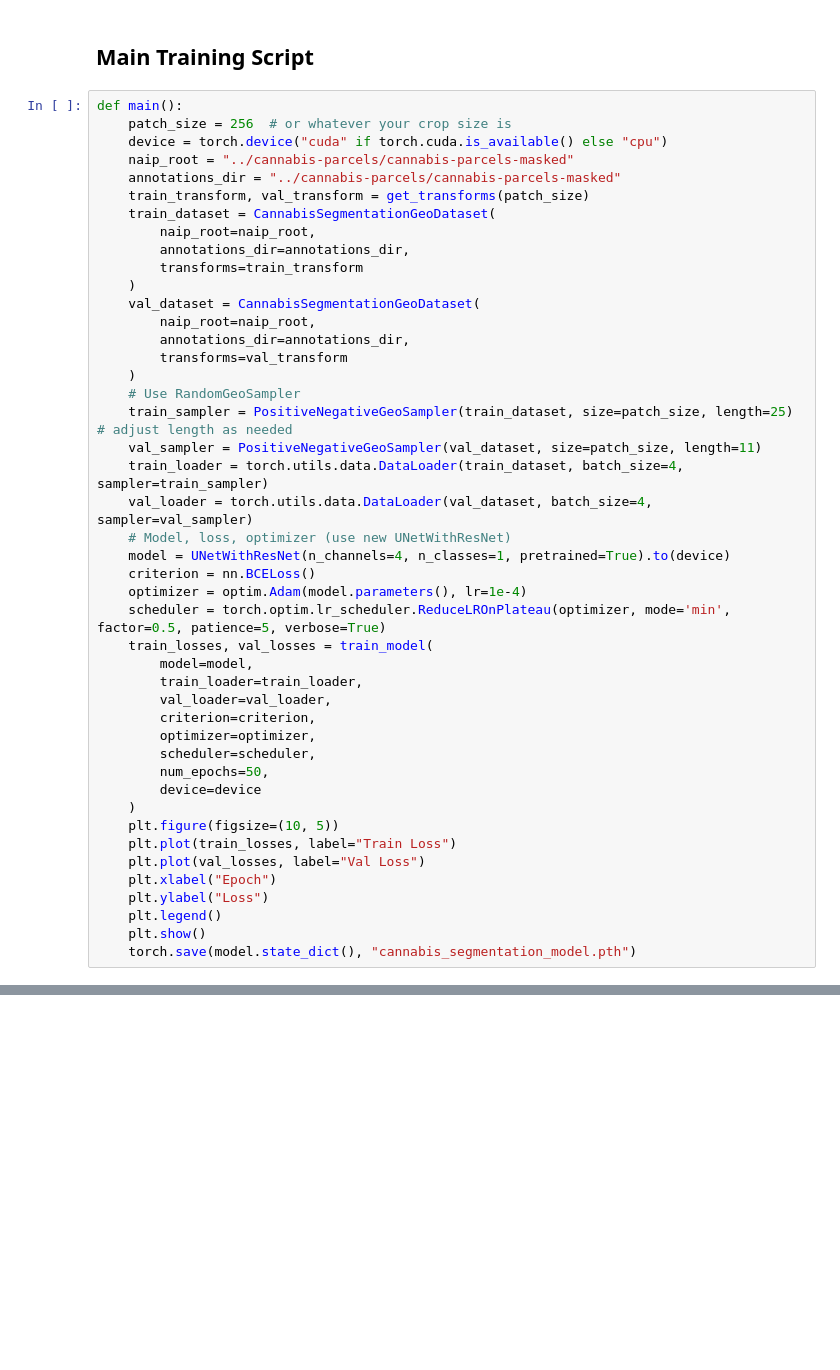
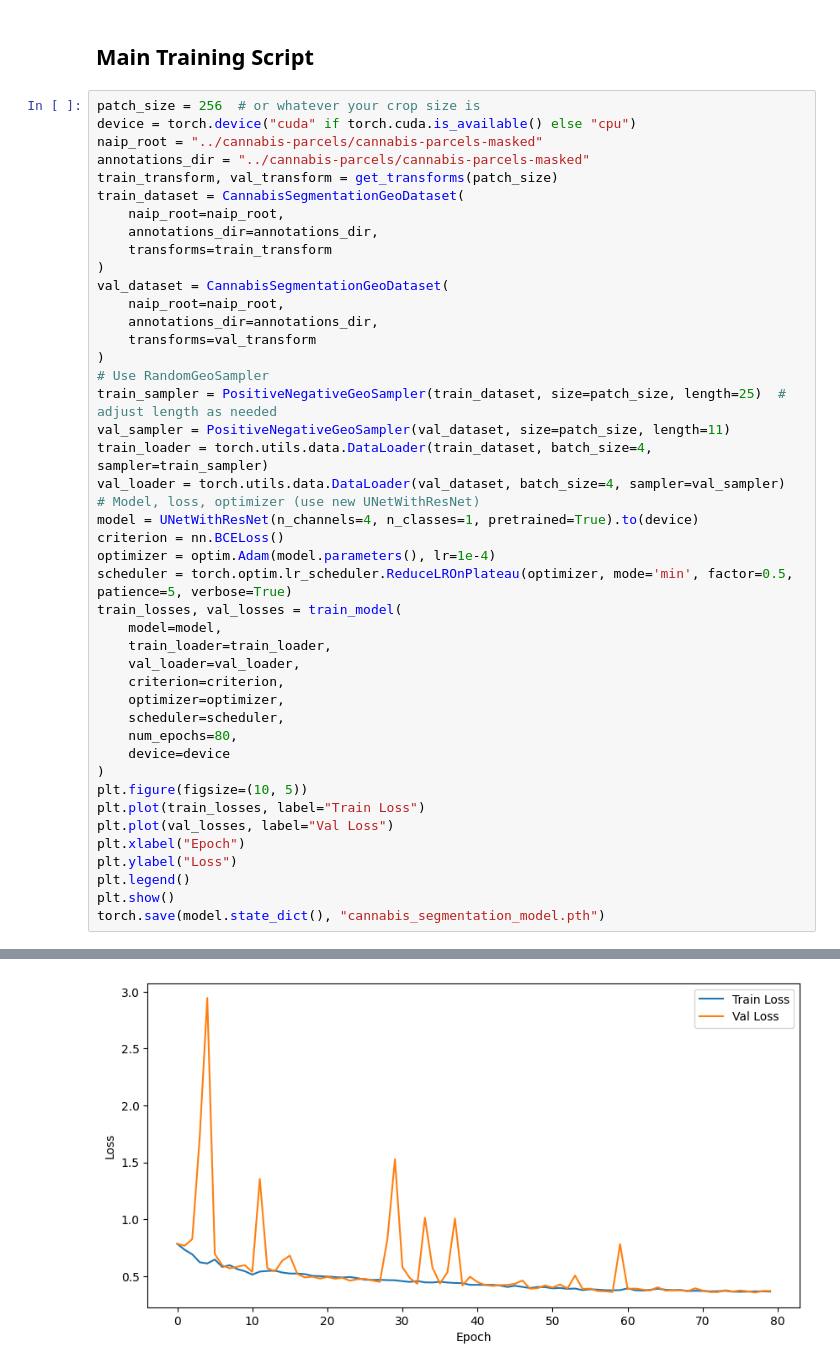
Before and after one commit to wxmiked/cannabis-deforestation, a Jupyter notebook: notebooks/cannabis-segmentation-torchgeo.ipynb, the cells around one changed output, grey strips where cells are left out. Drawn from its saved outputs; the diff is of its cells as text; blank space fills up the shorter version.

```diff
--- a/notebooks/cannabis-segmentation-torchgeo.ipynb
+++ b/notebooks/cannabis-segmentation-torchgeo.ipynb
@@ -589,47 +596,47 @@ def train_model(
 # %% [markdown]
 ## Main Training Script
 # %%
-def main():
-    patch_size = 256  # or whatever your crop size is
-    device = torch.device("cuda" if torch.cuda.is_available() else "cpu")
-    naip_root = "../cannabis-parcels/cannabis-parcels-masked"
-    annotations_dir = "../cannabis-parcels/cannabis-parcels-masked"
-    train_transform, val_transform = get_transforms(patch_size)
-    train_dataset = CannabisSegmentationGeoDataset(
-        naip_root=naip_root,
-        annotations_dir=annotations_dir,
-        transforms=train_transform
-    )
-    val_dataset = CannabisSegmentationGeoDataset(
-        naip_root=naip_root,
-        annotations_dir=annotations_dir,
-        transforms=val_transform
-    )
-    # Use RandomGeoSampler
-    train_sampler = PositiveNegativeGeoSampler(train_dataset, size=patch_size, length=25)  # adjust length as needed
-    val_sampler = PositiveNegativeGeoSampler(val_dataset, size=patch_size, length=11)
-    train_loader = torch.utils.data.DataLoader(train_dataset, batch_size=4, sampler=train_sampler)
-    val_loader = torch.utils.data.DataLoader(val_dataset, batch_size=4, sampler=val_sampler)
-    # Model, loss, optimizer (use new UNetWithResNet)
-    model = UNetWithResNet(n_channels=4, n_classes=1, pretrained=True).to(device)
-    criterion = nn.BCELoss()
-    optimizer = optim.Adam(model.parameters(), lr=1e-4)
-    scheduler = torch.optim.lr_scheduler.ReduceLROnPlateau(optimizer, mode='min', factor=0.5, patience=5, verbose=True)
-    train_losses, val_losses = train_model(
-        model=model,
-        train_loader=train_loader,
-        val_loader=val_loader,
-        criterion=criterion,
-        optimizer=optimizer,
-        scheduler=scheduler,
-        num_epochs=50,
-        device=device
-    )
-    plt.figure(figsize=(10, 5))
-    plt.plot(train_losses, label="Train Loss")
-    plt.plot(val_losses, label="Val Loss")
-    plt.xlabel("Epoch")
-    plt.ylabel("Loss")
-    plt.legend()
-    plt.show()
-    torch.save(model.state_dict(), "cannabis_segmentation_model.pth")
+patch_size = 256  # or whatever your crop size is
+device = torch.device("cuda" if torch.cuda.is_available() else "cpu")
+naip_root = "../cannabis-parcels/cannabis-parcels-masked"
+annotations_dir = "../cannabis-parcels/cannabis-parcels-masked"
+train_transform, val_transform = get_transforms(patch_size)
+train_dataset = CannabisSegmentationGeoDataset(
+    naip_root=naip_root,
+    annotations_dir=annotations_dir,
+    transforms=train_transform
+)
+val_dataset = CannabisSegmentationGeoDataset(
+    naip_root=naip_root,
+    annotations_dir=annotations_dir,
+    transforms=val_transform
+)
+# Use RandomGeoSampler
+train_sampler = PositiveNegativeGeoSampler(train_dataset, size=patch_size, length=25)  # adjust length as needed
+val_sampler = PositiveNegativeGeoSampler(val_dataset, size=patch_size, length=11)
+train_loader = torch.utils.data.DataLoader(train_dataset, batch_size=4, sampler=train_sampler)
+val_loader = torch.utils.data.DataLoader(val_dataset, batch_size=4, sampler=val_sampler)
+# Model, loss, optimizer (use new UNetWithResNet)
+model = UNetWithResNet(n_channels=4, n_classes=1, pretrained=True).to(device)
+criterion = nn.BCELoss()
+optimizer = optim.Adam(model.parameters(), lr=1e-4)
+scheduler = torch.optim.lr_scheduler.ReduceLROnPlateau(optimizer, mode='min', factor=0.5, patience=5, verbose=True)
+train_losses, val_losses = train_model(
+    model=model,
+    train_loader=train_loader,
+    val_loader=val_loader,
+    criterion=criterion,
+    optimizer=optimizer,
+    scheduler=scheduler,
+    num_epochs=80,
+    device=device
+)
+plt.figure(figsize=(10, 5))
+plt.plot(train_losses, label="Train Loss")
+plt.plot(val_losses, label="Val Loss")
+plt.xlabel("Epoch")
+plt.ylabel("Loss")
+plt.legend()
+plt.show()
+torch.save(model.state_dict(), "cannabis_segmentation_model.pth")
+# %% [output]
@@ -635,0 +661 @@ def main():
+[figure, added]
```
Also changed, not shown: parts of 6 cells of this notebook.
